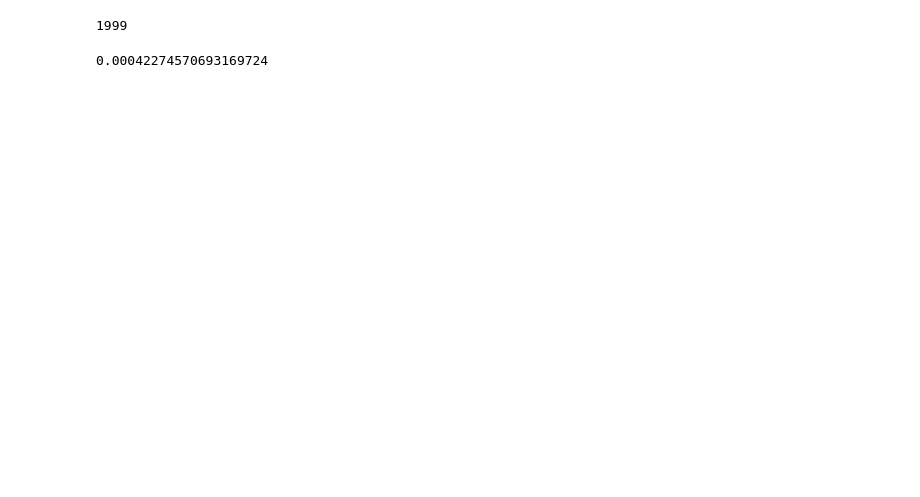
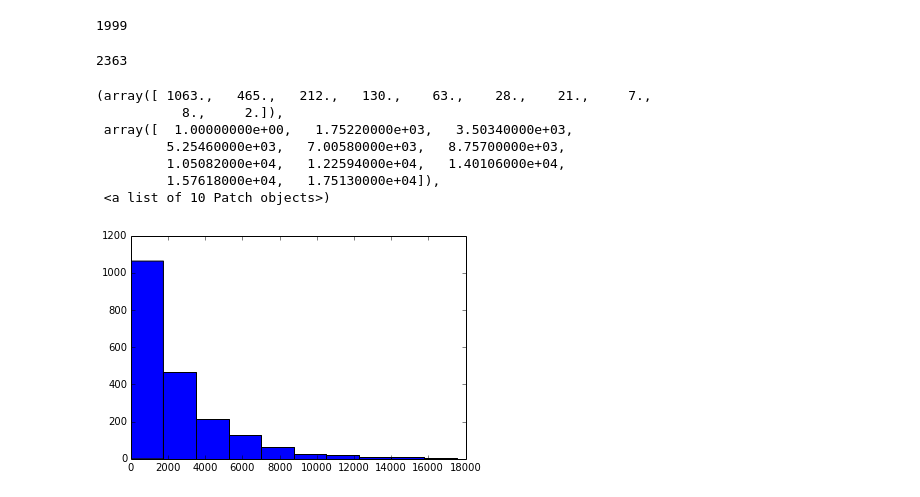
Before and after one commit to snacktavish/TreeToReads, a Jupyter notebook: MutDist.ipynb, the cells around one changed output. Saved outputs shown, nothing was run; the diff lists cells and outputs as text; code cells hidden in the pictures; blank space fills up the shorter version.

```diff
--- a/MutDist.ipynb
+++ b/MutDist.ipynb
@@ -29,11 +56,22 @@ len(simdists)
 # %% [output]
 1999
 # %%
-loc, scale = scipy.stats.expon.fit(pdists, floc=0)
+loc, scale = scipy.stats.expon.fit(simdists, floc=0)
 loc, scale
-1/mean(pdists)
+sum(simdists)/len(simdists)
 # %% [output]
-0.00042274570693169724
+2363
+# %%
+pyplot.hist(simdists)
+# %% [output]
+(array([ 1063.,   465.,   212.,   130.,    63.,    28.,    21.,     7.,
+           8.,     2.]),
+ array([  1.00000000e+00,   1.75220000e+03,   3.50340000e+03,
+         5.25460000e+03,   7.00580000e+03,   8.75700000e+03,
+         1.05082000e+04,   1.22594000e+04,   1.40106000e+04,
+         1.57618000e+04,   1.75130000e+04]),
+ <a list of 10 Patch objects>)
+[figure, added]
 # %%
 fo=open("ksnplocs.txt").readlines()
 #fo=random.sample(fo,10)
```
Also changed, not shown: parts of 10 cells of this notebook.
